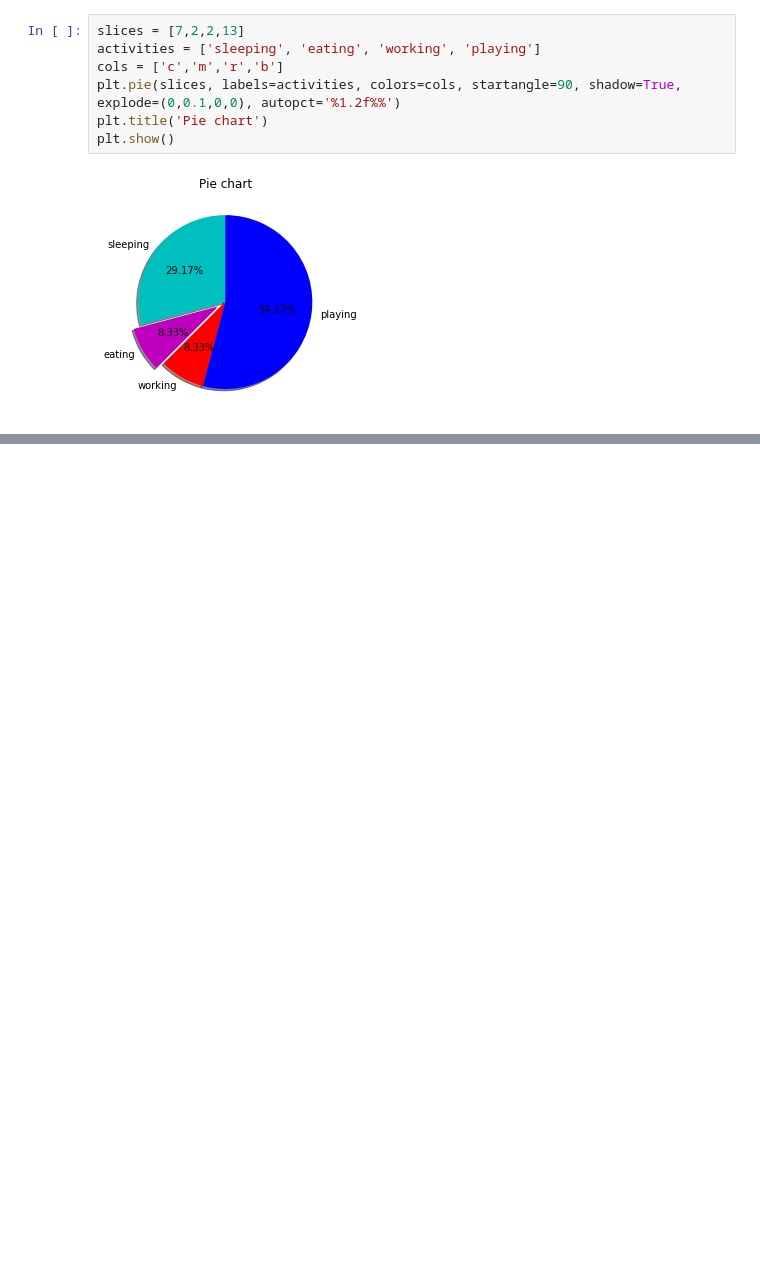
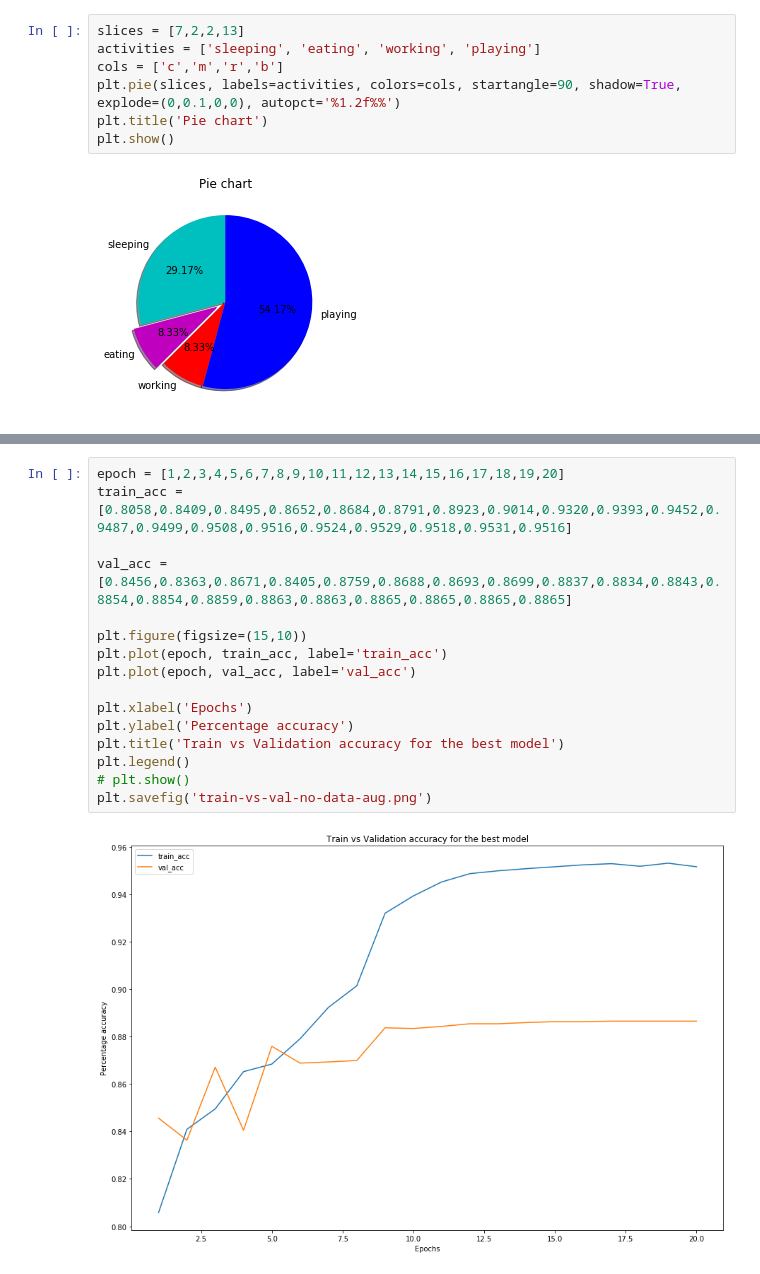
Before and after one commit to shrinidhi99/data-analysis-tutorial, a Jupyter notebook: Data Visualization/dv 1.ipynb, the cells around one changed output, grey strips where cells are left out. Cells and saved outputs as stored; diff of their text form; blank space fills up the shorter version.

```diff
--- a/Data Visualization/dv 1.ipynb
+++ b/Data Visualization/dv 1.ipynb
@@ -101,0 +201,18 @@ plt.show()
+# %%
+epoch = [1,2,3,4,5,6,7,8,9,10,11,12,13,14,15,16,17,18,19,20]
+train_acc = [0.8058,0.8409,0.8495,0.8652,0.8684,0.8791,0.8923,0.9014,0.9320,0.9393,0.9452,0.9487,0.9499,0.9508,0.9516,0.9524,0.9529,0.9518,0.9531,0.9516]
+
+val_acc = [0.8456,0.8363,0.8671,0.8405,0.8759,0.8688,0.8693,0.8699,0.8837,0.8834,0.8843,0.8854,0.8854,0.8859,0.8863,0.8863,0.8865,0.8865,0.8865,0.8865]
+
+plt.figure(figsize=(15,10))
+plt.plot(epoch, train_acc, label='train_acc')
+plt.plot(epoch, val_acc, label='val_acc')
+
+plt.xlabel('Epochs')
+plt.ylabel('Percentage accuracy')
+plt.title('Train vs Validation accuracy for the best model')
+plt.legend()
+# plt.show()
+plt.savefig('train-vs-val-no-data-aug.png')
+# %% [output]
+[figure, added]
```
Also changed, not shown: parts of 5 cells of this notebook, 7 other files.
